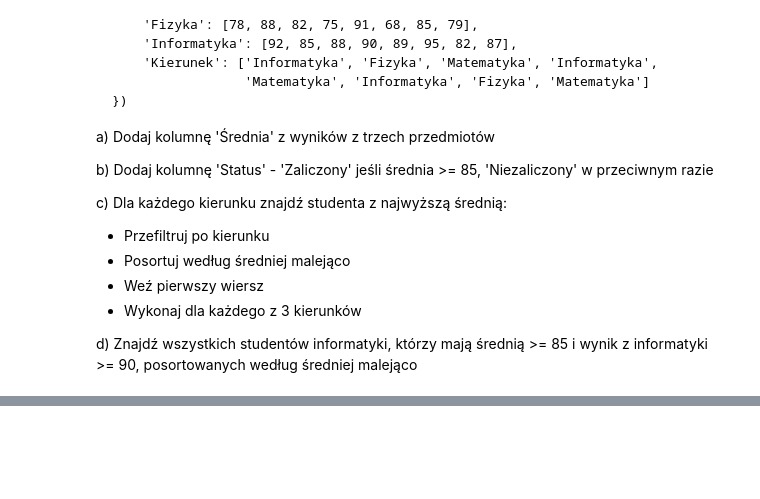
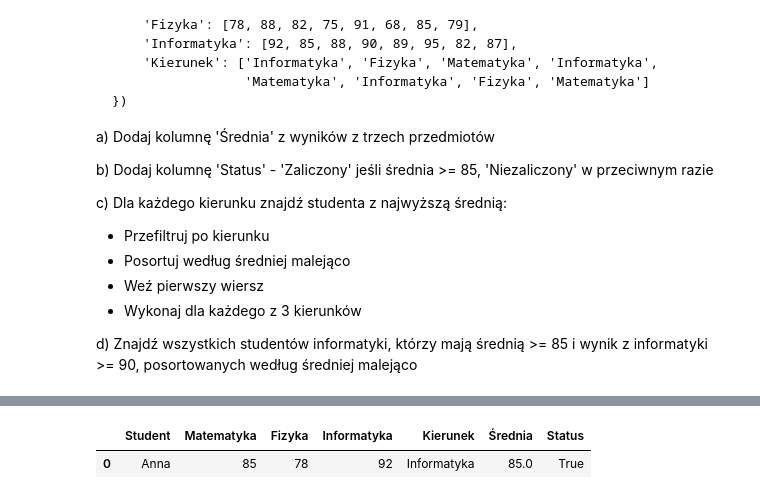
Before and after one commit to WithoutAnyTime/DataExploration, a Jupyter notebook: wstep_do_pandas.ipynb, the cells around one changed output, grey strips where cells are left out. Drawn from its saved outputs; the diff is of its cells as text; code cells hidden in the pictures; blank space fills up the shorter version.

```diff
--- a/wstep_do_pandas.ipynb
+++ b/wstep_do_pandas.ipynb
@@ -576,0 +606,6 @@ wyniki_egzaminy
+# %%
+Dobrzy_studenci = wyniki_egzaminy[(wyniki_egzaminy["Kierunek"] == "Informatyka") & (wyniki_egzaminy["Średnia"] >= 85) & (wyniki_egzaminy["Informatyka"] >= 90)]
+Dobrzy_studenci.sort_values("Średnia", ascending=False)
+# %% [output]
+|  | Student | Matematyka | Fizyka | Informatyka | Kierunek | Średnia | Status |
+| 0 | Anna | 85 | 78 | 92 | Informatyka | 85.0 | True |
```
Also changed, not shown: parts of 2 cells of this notebook.
